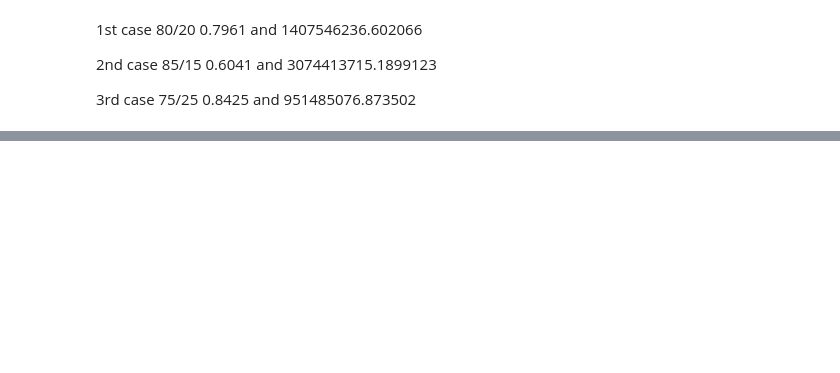
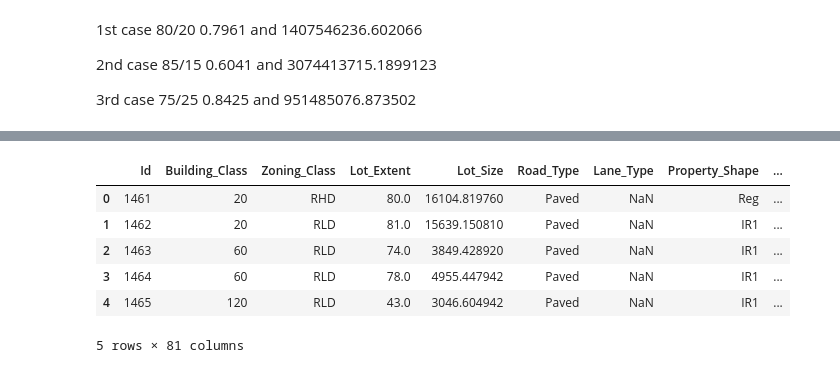
Before and after one commit to SamanvithaBolem/SamanvithaBolem, a Jupyter notebook: Regression.ipynb, the cells around one changed output, grey strips where cells are left out. Cells and saved outputs as stored; diff of their text form; code cells hidden in the pictures; blank space fills up the shorter version.

```diff
--- a/Regression.ipynb
+++ b/Regression.ipynb
@@ -247,0 +378,22 @@ print(RMSE)
+# %%
+data2['Lot_Extent'].fillna(data2['Lot_Extent'].median(),inplace=True)
+
+data2['Garage_Built_Year'].fillna(data2['Garage_Built_Year'].median(),inplace=True)
+
+data2['Brick_Veneer_Area'].fillna(data2['Brick_Veneer_Area'].median(),inplace=True)
+
+data2['Underground_Half_Bathroom'].fillna(data2['Underground_Half_Bathroom'].median(),inplace=True)
+
+data2['Underground_Full_Bathroom'].fillna(data2['Underground_Full_Bathroom'].median(),inplace=True)
+
+data2['Garage_Area'].fillna(data2['Garage_Area'].median(),inplace=True)
+
+data2['BsmtFinSF1'].fillna(data2['BsmtFinSF1'].median(),inplace=True)
+
+data2['BsmtFinSF2'].fillna(data2['BsmtFinSF2'].median(),inplace=True)
+
+data2['BsmtUnfSF'].fillna(data2['BsmtUnfSF'].median(),inplace=True)
+
+data2['Total_Basement_Area'].fillna(data2['Total_Basement_Area'].median(),inplace=True)
+
+data2['Garage_Size'].fillna(data2['Garage_Size'].median(),inplace=True)
@@ -247,0 +445,2 @@ print(RMSE)
+# %%
+ynew_pred = model.predict(data2)
@@ -247,0 +485,14 @@ print(RMSE)
+# %%
+Report = pd.concat([file2,
+                    Ynew.reindex(file2.index)],
+                   axis=1)
+# %%
+Report.head()
+# %% [output]
+|  | Id | Building_Class | Zoning_Class | Lot_Extent | Lot_Size | Road_Type | Lane_Type | Property_Shape | ... |
+| 0 | 1461 | 20 | RHD | 80.0 | 16104.819760 | Paved | NaN | Reg | ... |
+| 1 | 1462 | 20 | RLD | 81.0 | 15639.150810 | Paved | NaN | IR1 | ... |
+| 2 | 1463 | 60 | RLD | 74.0 | 3849.428920 | Paved | NaN | IR1 | ... |
+| 3 | 1464 | 60 | RLD | 78.0 | 4955.447942 | Paved | NaN | IR1 | ... |
+| 4 | 1465 | 120 | RLD | 43.0 | 3046.604942 | Paved | NaN | IR1 | ... |
+5 rows × 81 columns
```
Also changed, not shown: parts of 39 cells of this notebook.
